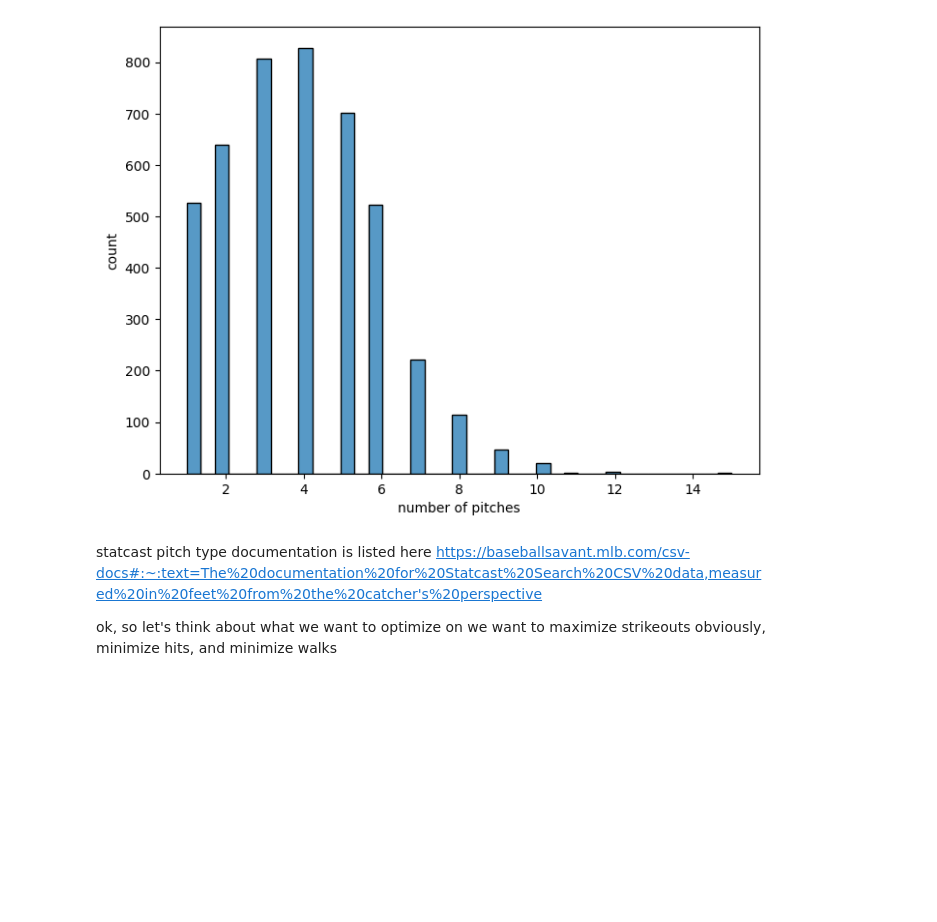
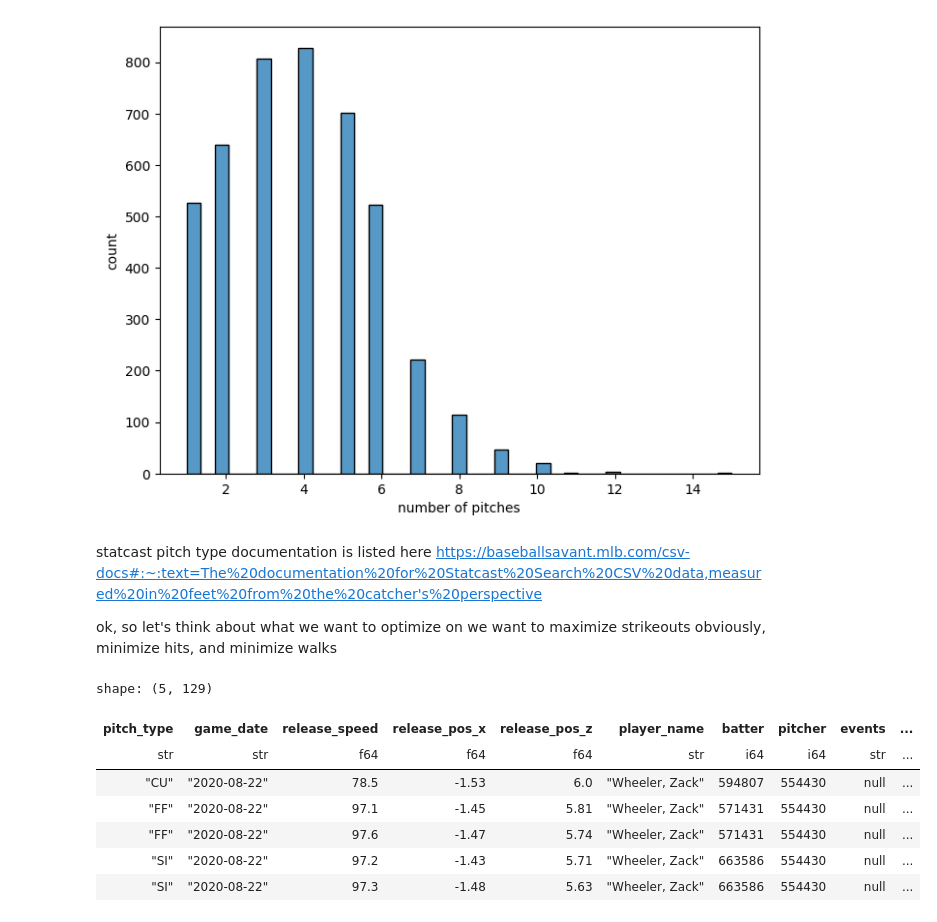
Before and after one commit to drewnano/baseball-learning, a Jupyter notebook: zachwheeler_example.ipynb, the cells around one changed output. Saved outputs shown, nothing was run; the diff lists cells and outputs as text; code cells hidden in the pictures; blank space fills up the shorter version.

```diff
--- a/zachwheeler_example.ipynb
+++ b/zachwheeler_example.ipynb
@@ -145,15 +149,30 @@ logger.info(f"Total pitch sequences: {len(sequences_df)}")
 # %%
-# do the same as above and create a pitch sequence label
-sequences_df = sequences.collect()
-
 # Create a pitch sequence label
+# Now using current pitch -> next pitch (instead of first -> current)
 sequences_df = sequences_df.with_columns(
     pitch_sequence = pl.concat_str([
-        pl.col('first_pitch_type'),
+        pl.col('pitch_type'),
         pl.lit('-'),
-        pl.col('pitch_type')
+        pl.col('next_pitch_type')
     ])
 )
+
+# Show some stats about the description column (our new outcome metric)
+description_counts = sequences_df.group_by('next_description').agg(
+    pl.count().alias('count')
+).sort('count', descending=True)
+
+logger.info(f"Most common outcomes (next_description):\n{description_counts.head(15)}")
+sequences_df.head()
+# %% [output]
+shape: (5, 129)
+| pitch_type | game_date | release_speed | release_pos_x | release_pos_z | player_name | batter | pitcher | events | ... |
+| str | str | f64 | f64 | f64 | str | i64 | i64 | str | ... |
+| "CU" | "2020-08-22" | 78.5 | -1.53 | 6.0 | "Wheeler, Zack" | 594807 | 554430 | null | ... |
+| "FF" | "2020-08-22" | 97.1 | -1.45 | 5.81 | "Wheeler, Zack" | 571431 | 554430 | null | ... |
+| "FF" | "2020-08-22" | 97.6 | -1.47 | 5.74 | "Wheeler, Zack" | 571431 | 554430 | null | ... |
+| "SI" | "2020-08-22" | 97.2 | -1.43 | 5.71 | "Wheeler, Zack" | 663586 | 554430 | null | ... |
+| "SI" | "2020-08-22" | 97.3 | -1.48 | 5.63 | "Wheeler, Zack" | 663586 | 554430 | null | ... |
 # %%
 def get_matching_sequences(params, sequences_df, tolerances):
     """
```
Also changed, not shown: parts of 10 cells of this notebook, 1 other file.
